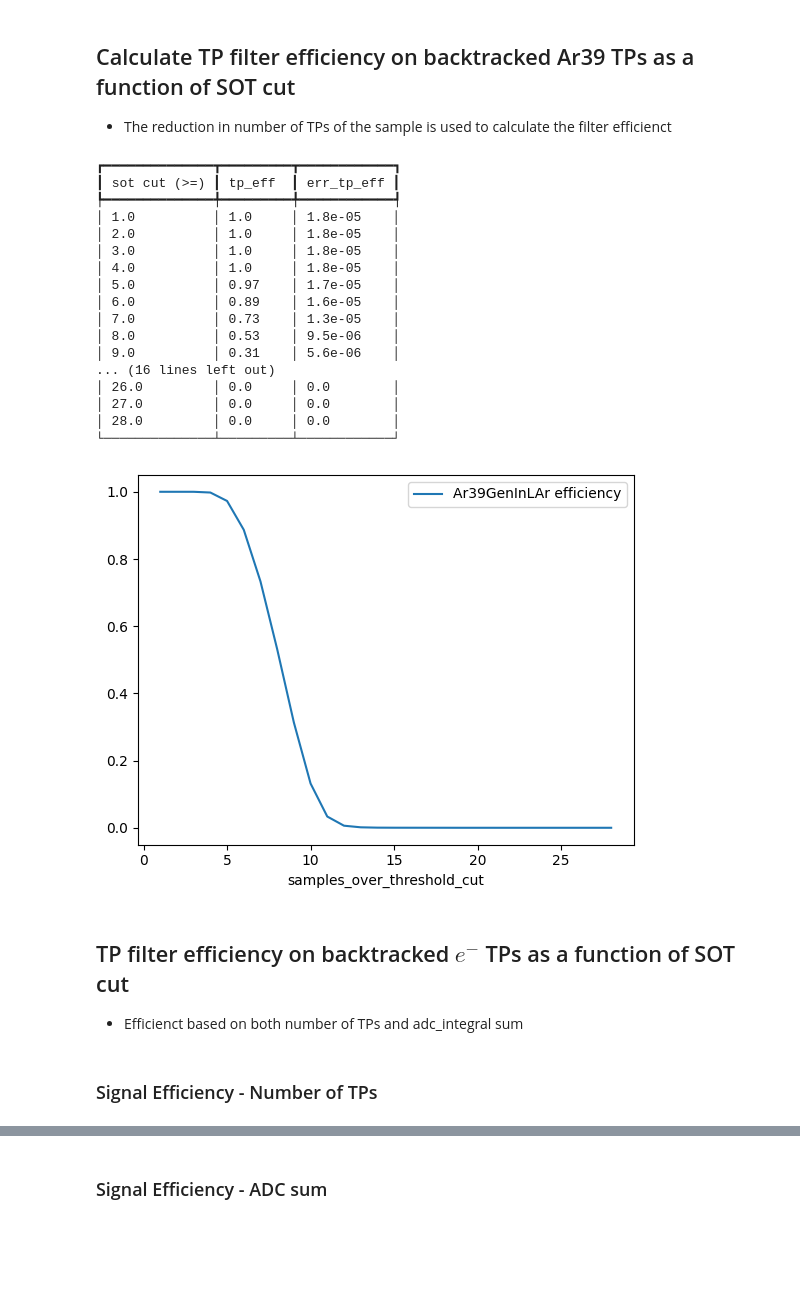
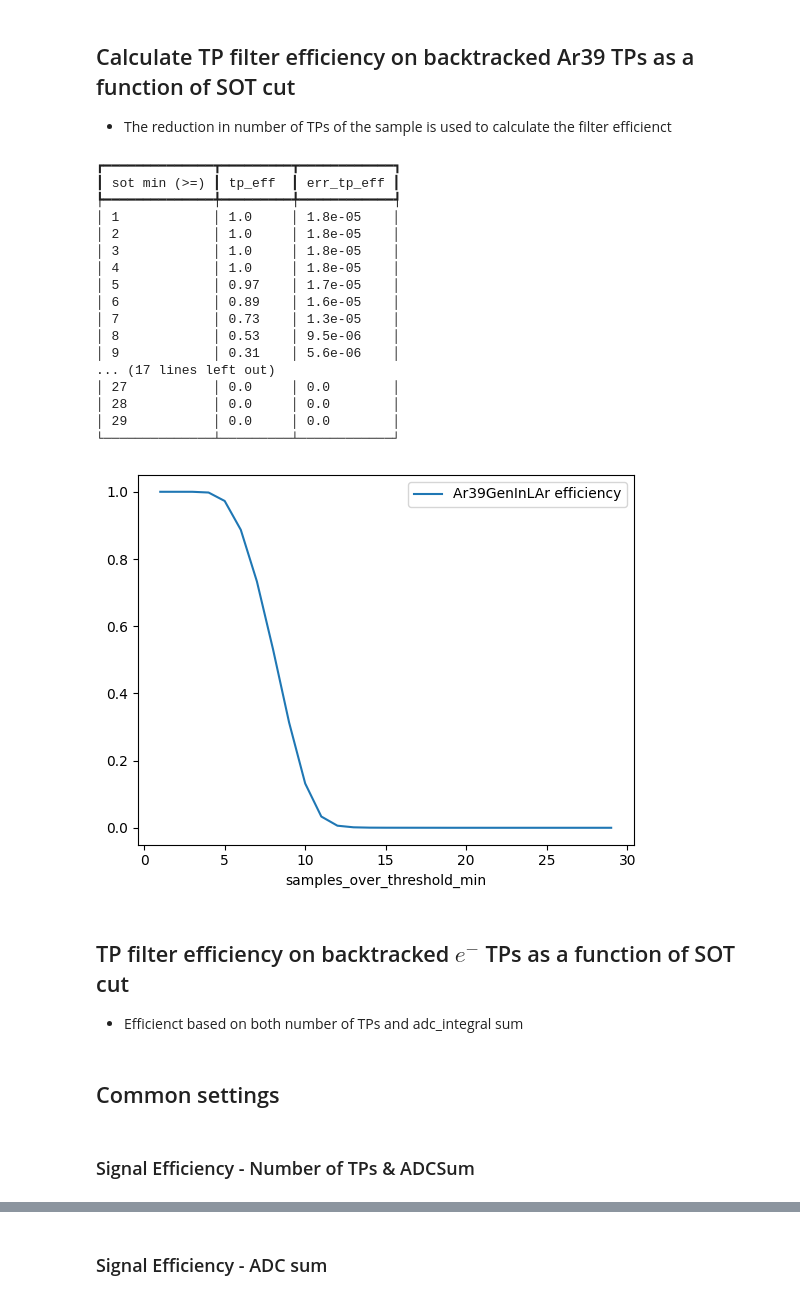
Before and after one commit to alessandrothea/tpvalidator, a Jupyter notebook: notebooks/studies/1x8x14/VD-1x8x14-TPFiltering-Dev.ipynb, the cells around one changed output, grey strips where cells are left out. Saved outputs shown, nothing was run; the diff lists cells and outputs as text; code cells hidden in the pictures; blank space fills up the shorter version.

```diff
--- a/notebooks/studies/1x8x14/VD-1x8x14-TPFiltering-Dev.ipynb
+++ b/notebooks/studies/1x8x14/VD-1x8x14-TPFiltering-Dev.ipynb
@@ -221,38 +474,44 @@ from tpvalidator.viz.textual import dataframe_to_rich_table
 # %%
 weight=None
 rop=2j
 query='adc_peak> 45'
 generator_sel='Ar39GenInLAr'
 
-samples_over_threshold_cuts = list(range(1,30))
+first_sot = 1
+last_sot = 30
+samples_over_threshold_min_cuts = list(np.arange(first_sot-0.5,last_sot+0.5))
+# print(samples_over_threshold_min_cuts)
 
-df_rad_eff = dfa.make_bkg_efficiency_df('samples_over_threshold', samples_over_threshold_cuts, generator_sel=generator_sel, query=query, weight=weight)
-
+df_rad_eff = dfa.make_tpfilt_bkg_efficiency_df('samples_over_threshold', samples_over_threshold_min_cuts, generator_sel=generator_sel, query=query, weight=weight)
+int_idx = (df_rad_eff.index+0.5).astype(int)
+df_rad_eff = df_rad_eff.set_index(int_idx)
 df_rad_eff.plot(y='tp_eff', yerr='err_tp_eff', label=f'{generator_sel if generator_sel else "radbkg"} efficiency')
 
 fmts={c:'{:.2}' for c in df_rad_eff.columns }
-t = dataframe_to_rich_table(df_rad_eff, formatters=fmts, show_index=True, index_name='sot cut (>=)')
+t = dataframe_to_rich_table(df_rad_eff, formatters=fmts, show_index=True, index_name='sot min (>=)')
 print(t)
 # %% [output]
 ┏━━━━━━━━━━━━━━┳━━━━━━━━━┳━━━━━━━━━━━━┓
-┃ sot cut (>=) ┃ tp_eff  ┃ err_tp_eff ┃
+┃ sot min (>=) ┃ tp_eff  ┃ err_tp_eff ┃
 ┡━━━━━━━━━━━━━━╇━━━━━━━━━╇━━━━━━━━━━━━┩
-│ 1.0          │ 1.0     │ 1.8e-05    │
-│ 2.0          │ 1.0     │ 1.8e-05    │
-│ 3.0          │ 1.0     │ 1.8e-05    │
-│ 4.0          │ 1.0     │ 1.8e-05    │
-│ 5.0          │ 0.97    │ 1.7e-05    │
-│ 6.0          │ 0.89    │ 1.6e-05    │
-│ 7.0          │ 0.73    │ 1.3e-05    │
-│ 8.0          │ 0.53    │ 9.5e-06    │
-│ 9.0          │ 0.31    │ 5.6e-06    │
-... (16 lines left out)
-│ 26.0         │ 0.0     │ 0.0        │
-│ 27.0         │ 0.0     │ 0.0        │
-│ 28.0         │ 0.0     │ 0.0        │
+│ 1            │ 1.0     │ 1.8e-05    │
+│ 2            │ 1.0     │ 1.8e-05    │
+│ 3            │ 1.0     │ 1.8e-05    │
+│ 4            │ 1.0     │ 1.8e-05    │
+│ 5            │ 0.97    │ 1.7e-05    │
+│ 6            │ 0.89    │ 1.6e-05    │
+│ 7            │ 0.73    │ 1.3e-05    │
+│ 8            │ 0.53    │ 9.5e-06    │
+│ 9            │ 0.31    │ 5.6e-06    │
+... (17 lines left out)
+│ 27           │ 0.0     │ 0.0        │
+│ 28           │ 0.0     │ 0.0        │
+│ 29           │ 0.0     │ 0.0        │
 └──────────────┴─────────┴────────────┘
-[figure, old version]
+[figure, new version]
 # %% [markdown]
 ## TP filter efficiency on backtracked $e^{-}$ TPs as a function of SOT cut
 
 - Efficienct based on both number of TPs and adc_integral sum
+# %% [markdown]
+## Common settings
@@ -259,2 +523,2 @@ print(t)
 # %% [markdown]
-### Signal Efficiency - Number of TPs
+### Signal Efficiency - Number of TPs & ADCSum
```
Also changed, not shown: parts of 40 cells of this notebook, 12 other files.
